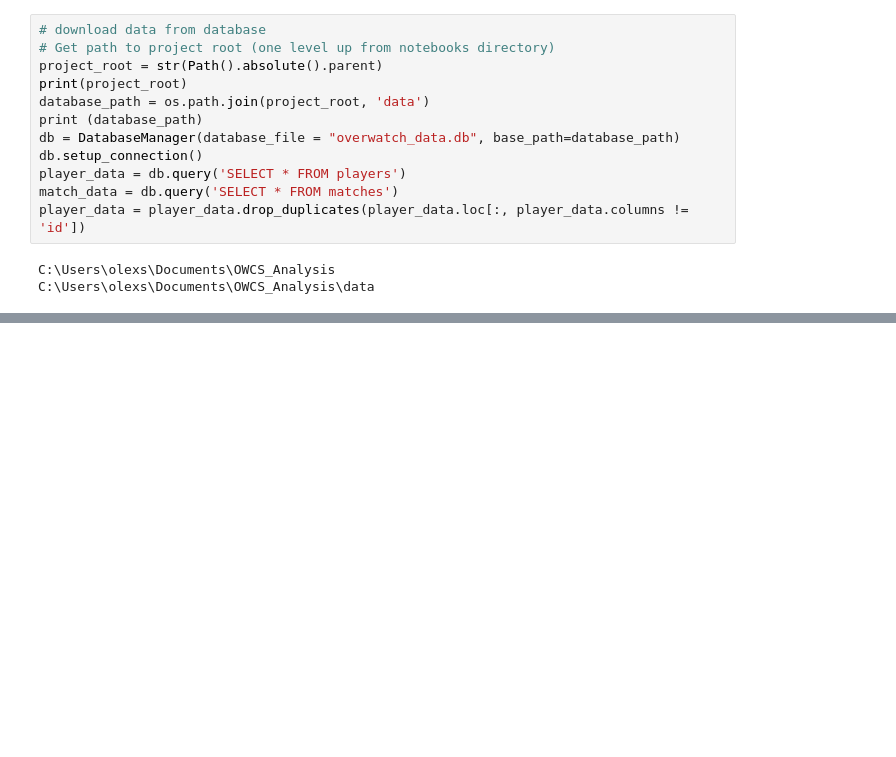
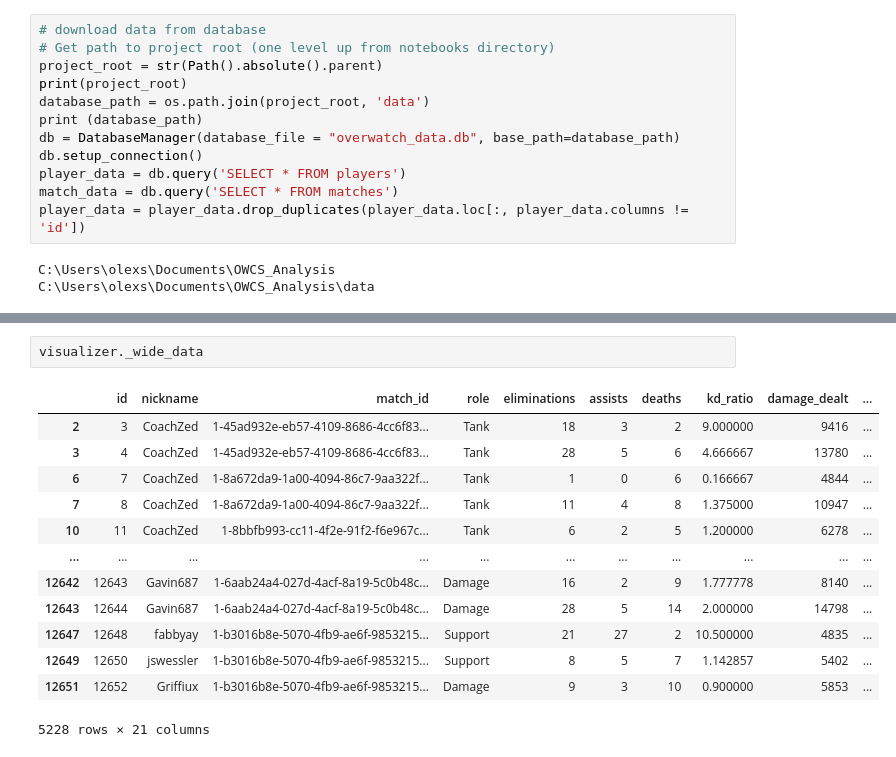
Before and after one commit to CatraMyBeloved/owcs_analysis_2.0, a Jupyter notebook: notebooks/basic_connection.ipynb, the cells around one changed output, grey strips where cells are left out. Saved outputs shown, nothing was run; the diff lists cells and outputs as text; blank space fills up the shorter version.

```diff
--- a/notebooks/basic_connection.ipynb
+++ b/notebooks/basic_connection.ipynb
@@ -56,0 +60,16 @@ visualizer.winrate(x_col = "stat_value", n_bins = 30, lowess=False, logx=True)
+# %%
+visualizer._wide_data
+# %% [output]
+|  | id | nickname | match_id | role | eliminations | assists | deaths | kd_ratio | damage_dealt | ... |
+| 2 | 3 | CoachZed | 1-45ad932e-eb57-4109-8686-4cc6f83... | Tank | 18 | 3 | 2 | 9.000000 | 9416 | ... |
+| 3 | 4 | CoachZed | 1-45ad932e-eb57-4109-8686-4cc6f83... | Tank | 28 | 5 | 6 | 4.666667 | 13780 | ... |
+| 6 | 7 | CoachZed | 1-8a672da9-1a00-4094-86c7-9aa322f... | Tank | 1 | 0 | 6 | 0.166667 | 4844 | ... |
+| 7 | 8 | CoachZed | 1-8a672da9-1a00-4094-86c7-9aa322f... | Tank | 11 | 4 | 8 | 1.375000 | 10947 | ... |
+| 10 | 11 | CoachZed | 1-8bbfb993-cc11-4f2e-91f2-f6e967c... | Tank | 6 | 2 | 5 | 1.200000 | 6278 | ... |
+| ... | ... | ... | ... | ... | ... | ... | ... | ... | ... | ... |
+| 12642 | 12643 | Gavin687 | 1-6aab24a4-027d-4acf-8a19-5c0b48c... | Damage | 16 | 2 | 9 | 1.777778 | 8140 | ... |
+| 12643 | 12644 | Gavin687 | 1-6aab24a4-027d-4acf-8a19-5c0b48c... | Damage | 28 | 5 | 14 | 2.000000 | 14798 | ... |
+| 12647 | 12648 | fabbyay | 1-b3016b8e-5070-4fb9-ae6f-9853215... | Support | 21 | 27 | 2 | 10.500000 | 4835 | ... |
+| 12649 | 12650 | jswessler | 1-b3016b8e-5070-4fb9-ae6f-9853215... | Support | 8 | 5 | 7 | 1.142857 | 5402 | ... |
+| 12651 | 12652 | Griffiux | 1-b3016b8e-5070-4fb9-ae6f-9853215... | Damage | 9 | 3 | 10 | 0.900000 | 5853 | ... |
+5228 rows × 21 columns
```
Also changed, not shown: parts of 4 cells of this notebook, 2 other files.
